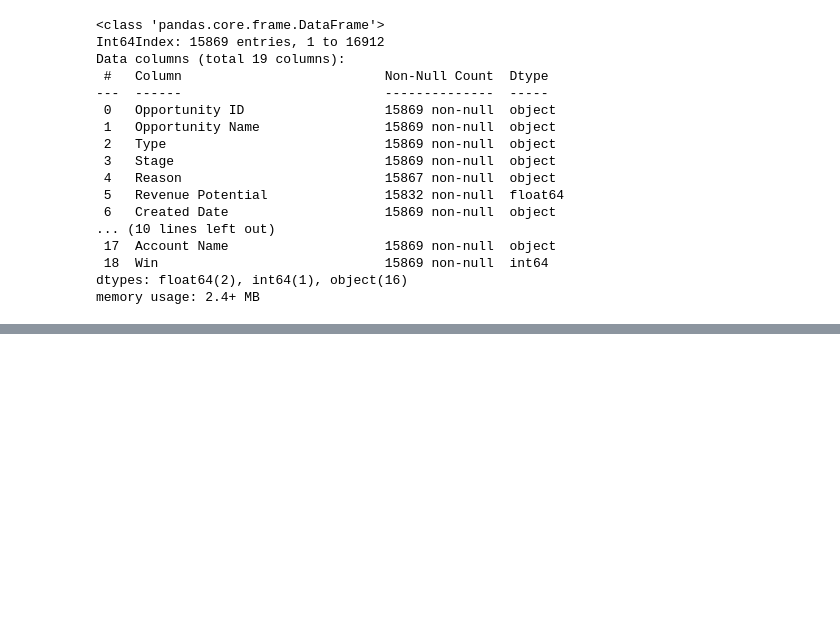
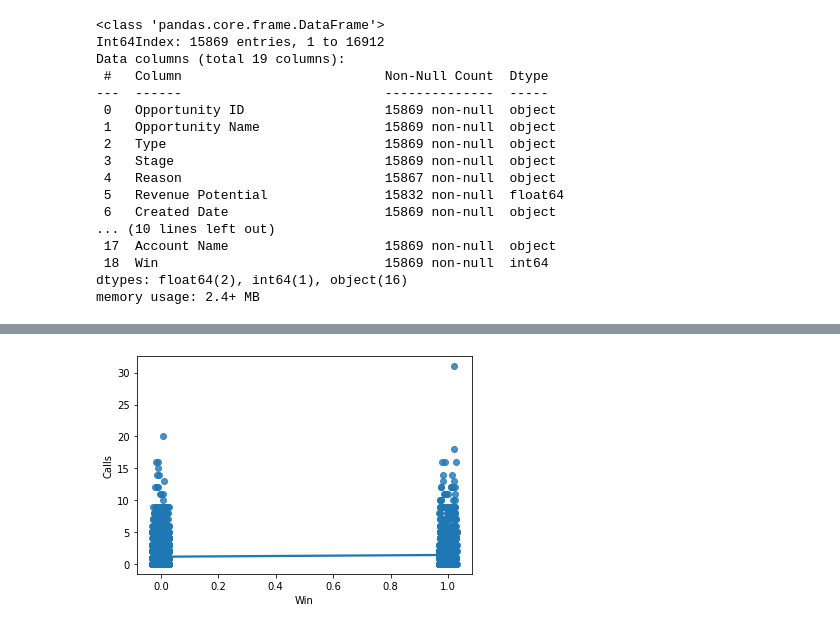
Before and after one commit to alexeimarcilio/GBC, a Jupyter notebook: project/GBC_Machine_Learning_Project.ipynb, the cells around one changed output, grey strips where cells are left out. Cells and saved outputs as stored; diff of their text form; code cells hidden in the pictures; blank space fills up the shorter version.

```diff
--- a/project/GBC_Machine_Learning_Project.ipynb
+++ b/project/GBC_Machine_Learning_Project.ipynb
@@ -468,0 +480,4 @@ for x in range(0,23):
+# %%
+ax = sns.regplot(x="Win", y="Calls", data=Opps, x_jitter=.03)
+# %% [output]
+[figure, added]
```
Also changed, not shown: parts of 55 cells of this notebook, 14 other files.
